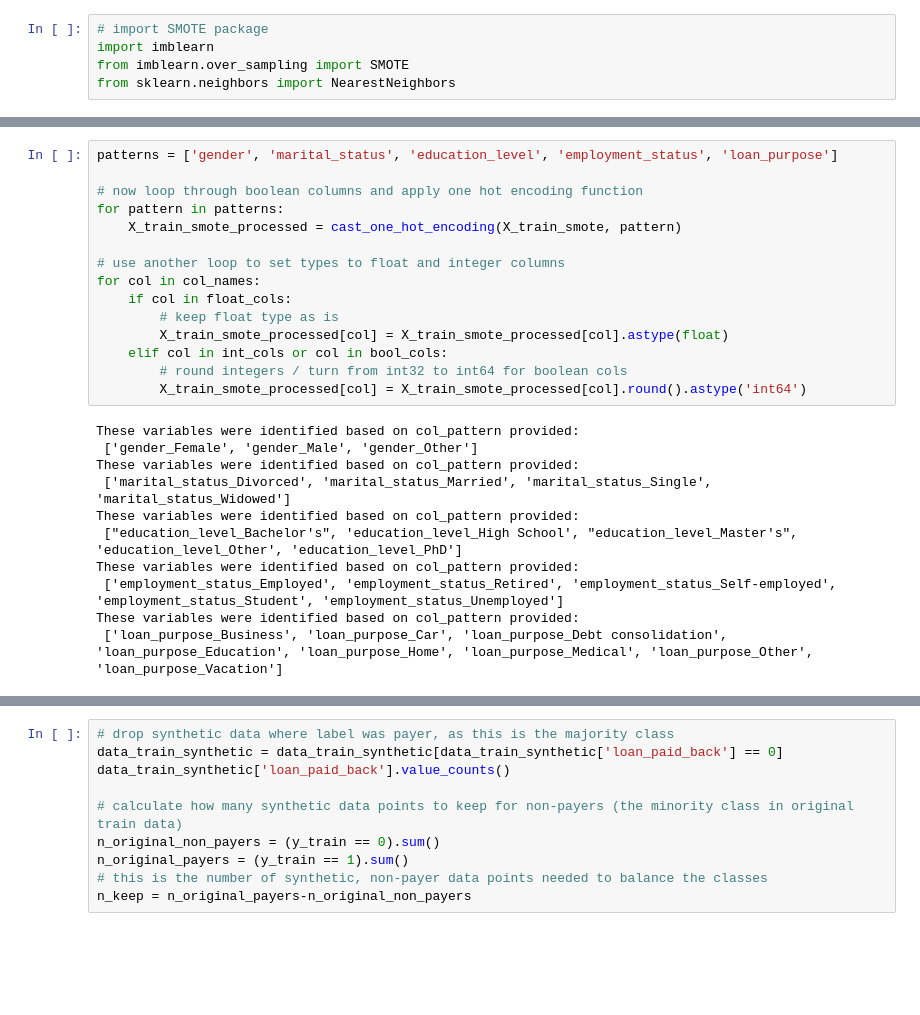
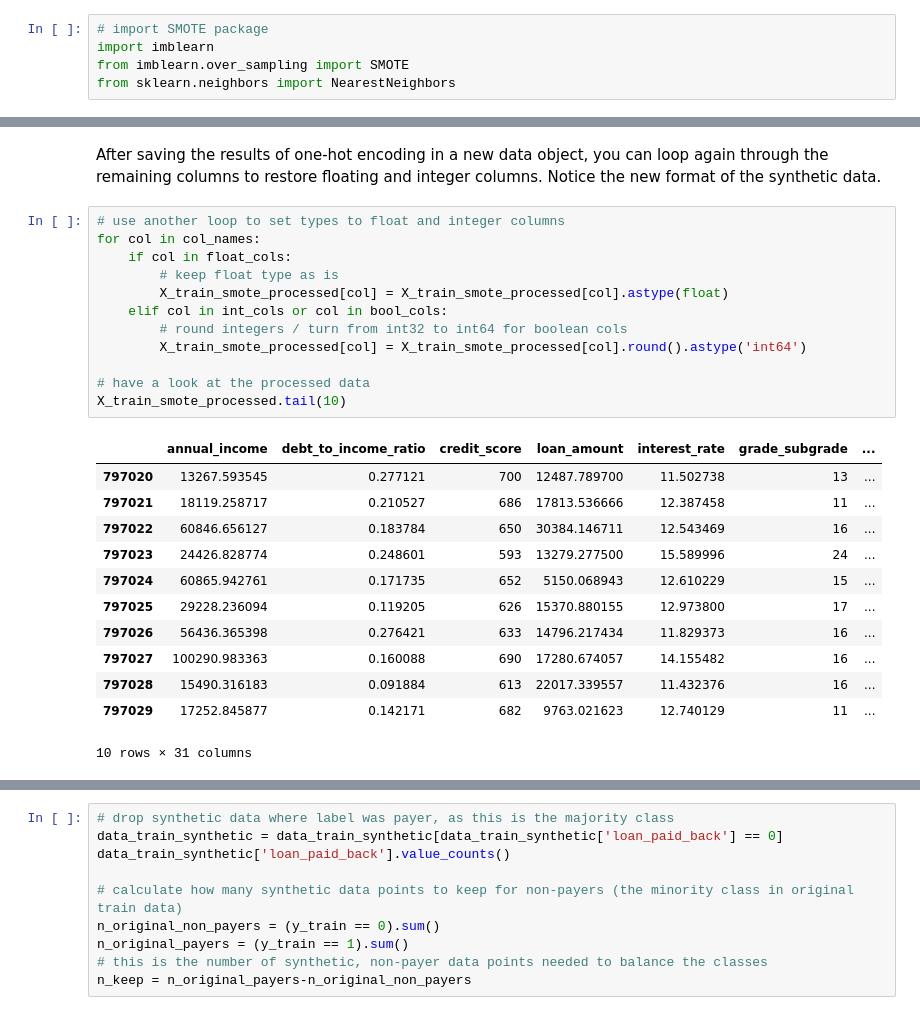
Before and after one commit to znogbes/kaggle-predicting-loan-payback, a Jupyter notebook: log-reg-ml.ipynb, the cells around one changed output, grey strips where cells are left out. Drawn from its saved outputs; the diff is of its cells as text; blank space fills up the shorter version.

```diff
--- a/log-reg-ml.ipynb
+++ b/log-reg-ml.ipynb
@@ -365,26 +400,27 @@ def cast_one_hot_encoding(df, col_pattern):
-# %%
-patterns = ['gender', 'marital_status', 'education_level', 'employment_status', 'loan_purpose']
-
-# now loop through boolean columns and apply one hot encoding function
-for pattern in patterns:
-    X_train_smote_processed = cast_one_hot_encoding(X_train_smote, pattern)
-
-# use another loop to set types to float and integer columns
-for col in col_names:
-    if col in float_cols:
-        # keep float type as is
-        X_train_smote_processed[col] = X_train_smote_processed[col].astype(float)
-    elif col in int_cols or col in bool_cols:
-        # round integers / turn from int32 to int64 for boolean cols
-        X_train_smote_processed[col] = X_train_smote_processed[col].round().astype('int64')
-# %% [output]
-These variables were identified based on col_pattern provided:
- ['gender_Female', 'gender_Male', 'gender_Other']
-These variables were identified based on col_pattern provided:
- ['marital_status_Divorced', 'marital_status_Married', 'marital_status_Single', 'marital_status_Widowed']
-These variables were identified based on col_pattern provided:
- ["education_level_Bachelor's", 'education_level_High School', "education_level_Master's", 'education_level_Other', 'education_level_PhD']
-These variables were identified based on col_pattern provided:
- ['employment_status_Employed', 'employment_status_Retired', 'employment_status_Self-employed', 'employment_status_Student', 'employment_status_Unemployed']
-These variables were identified based on col_pattern provided:
- ['loan_purpose_Business', 'loan_purpose_Car', 'loan_purpose_Debt consolidation', 'loan_purpose_Education', 'loan_purpose_Home', 'loan_purpose_Medical', 'loan_purpose_Other', 'loan_purpose_Vacation']
+# %% [markdown]
+After saving the results of one-hot encoding in a new data object, you can loop again through the remaining columns to restore floating and integer columns. Notice the new format of the synthetic data.
+# %%
+# use another loop to set types to float and integer columns
+for col in col_names:
+    if col in float_cols:
+        # keep float type as is
+        X_train_smote_processed[col] = X_train_smote_processed[col].astype(float)
+    elif col in int_cols or col in bool_cols:
+        # round integers / turn from int32 to int64 for boolean cols
+        X_train_smote_processed[col] = X_train_smote_processed[col].round().astype('int64')
+
+# have a look at the processed data
+X_train_smote_processed.tail(10)
+# %% [output]
+|  | annual_income | debt_to_income_ratio | credit_score | loan_amount | interest_rate | grade_subgrade | ... |
+| 797020 | 13267.593545 | 0.277121 | 700 | 12487.789700 | 11.502738 | 13 | ... |
+| 797021 | 18119.258717 | 0.210527 | 686 | 17813.536666 | 12.387458 | 11 | ... |
+| 797022 | 60846.656127 | 0.183784 | 650 | 30384.146711 | 12.543469 | 16 | ... |
+| 797023 | 24426.828774 | 0.248601 | 593 | 13279.277500 | 15.589996 | 24 | ... |
+| 797024 | 60865.942761 | 0.171735 | 652 | 5150.068943 | 12.610229 | 15 | ... |
+| 797025 | 29228.236094 | 0.119205 | 626 | 15370.880155 | 12.973800 | 17 | ... |
+| 797026 | 56436.365398 | 0.276421 | 633 | 14796.217434 | 11.829373 | 16 | ... |
+| 797027 | 100290.983363 | 0.160088 | 690 | 17280.674057 | 14.155482 | 16 | ... |
+| 797028 | 15490.316183 | 0.091884 | 613 | 22017.339557 | 11.432376 | 16 | ... |
+| 797029 | 17252.845877 | 0.142171 | 682 | 9763.021623 | 12.740129 | 11 | ... |
+10 rows × 31 columns
```
Also changed, not shown: parts of 34 cells of this notebook.
